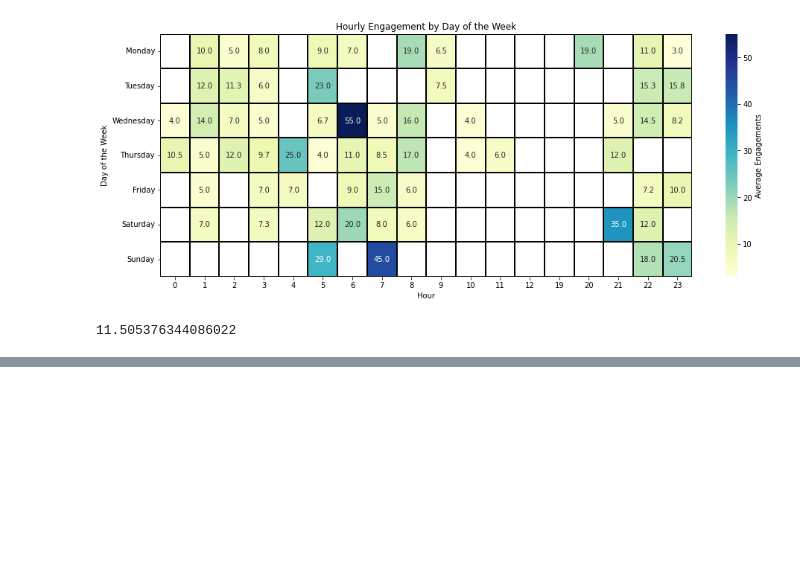
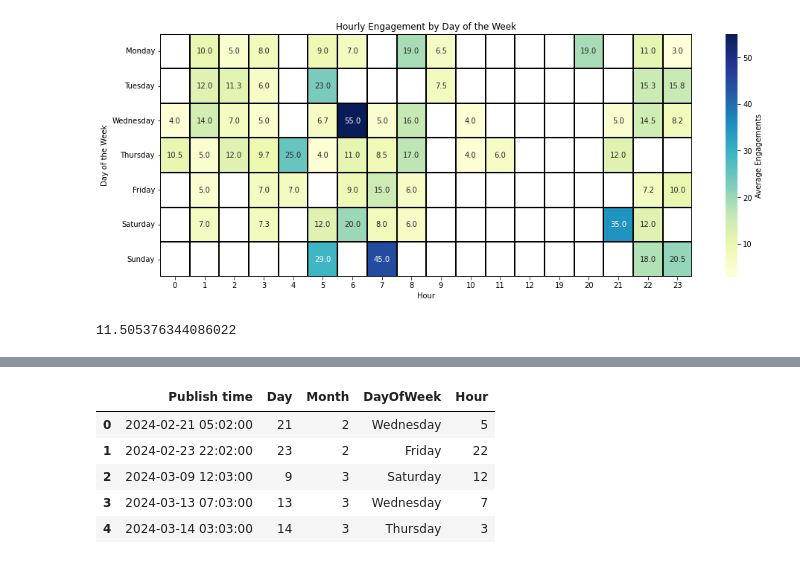
Before and after one commit to Hamzakhalidcs/Notebooks, a Jupyter notebook: Facebook DataAnlaysis.ipynb, the cells around one changed output, grey strips where cells are left out. Saved outputs shown, nothing was run; the diff lists cells and outputs as text; code cells hidden in the pictures; blank space fills up the shorter version.

```diff
--- a/Facebook DataAnlaysis.ipynb
+++ b/Facebook DataAnlaysis.ipynb
@@ -211,0 +241,9 @@ df.head()
+# %%
+df_insta[['Publish time', 'Day', 'Month', 'DayOfWeek', 'Hour']].head()
+# %% [output]
+|  | Publish time | Day | Month | DayOfWeek | Hour |
+| 0 | 2024-02-21 05:02:00 | 21 | 2 | Wednesday | 5 |
+| 1 | 2024-02-23 22:02:00 | 23 | 2 | Friday | 22 |
+| 2 | 2024-03-09 12:03:00 | 9 | 3 | Saturday | 12 |
+| 3 | 2024-03-13 07:03:00 | 13 | 3 | Wednesday | 7 |
+| 4 | 2024-03-14 03:03:00 | 14 | 3 | Thursday | 3 |
```
Also changed, not shown: parts of 19 cells of this notebook, 2 other files.
